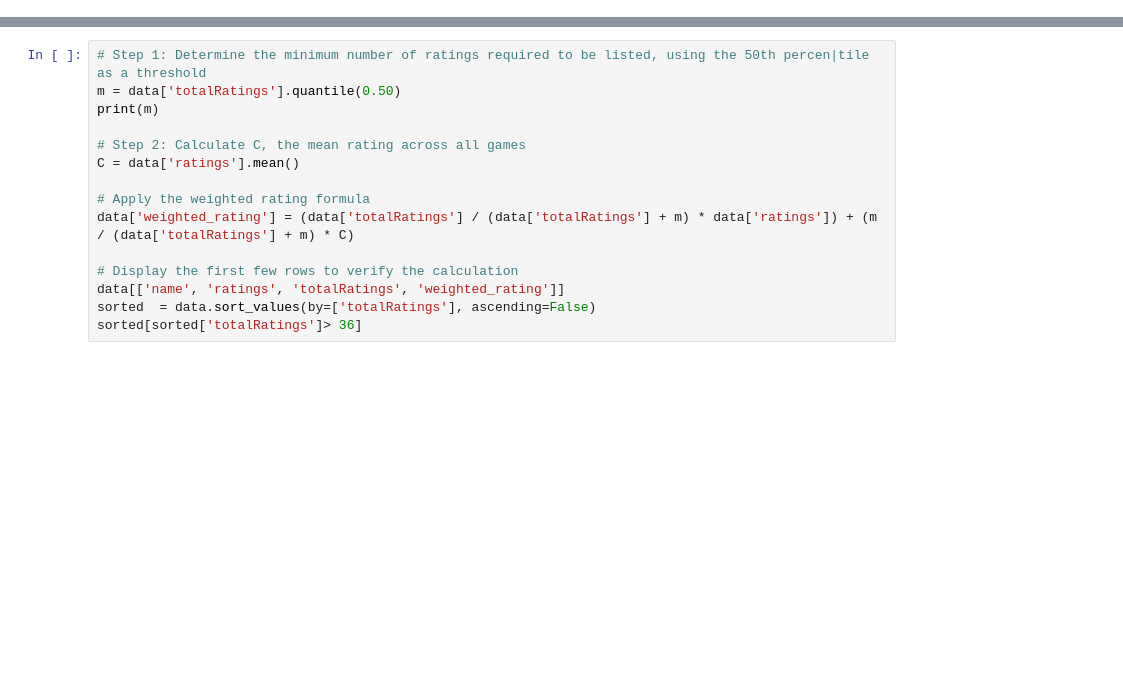
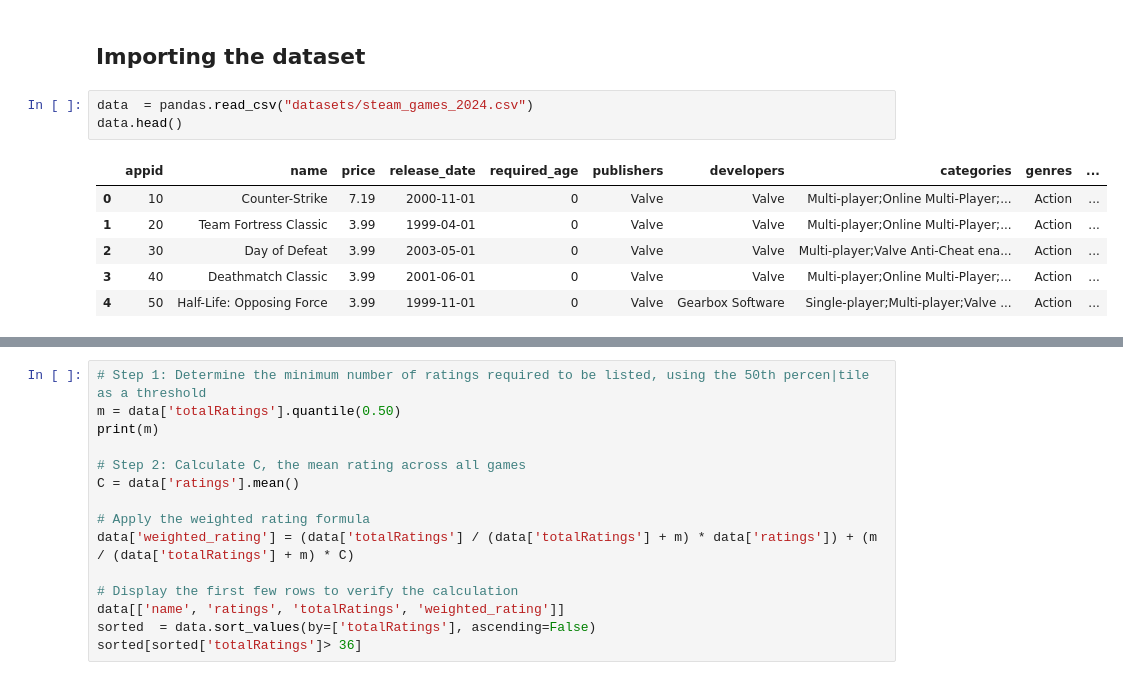
Before and after one commit to MoetazMohamed/Soen471Team30, a Jupyter notebook: soen471Project.ipynb, the cells around one changed output, grey strips where cells are left out. Saved outputs shown, nothing was run; the diff lists cells and outputs as text; blank space fills up the shorter version.

```diff
--- a/soen471Project.ipynb
+++ b/soen471Project.ipynb
@@ -30,0 +21,12 @@ print(data.head())
+# %% [markdown]
+## Importing the dataset
+# %%
+data  = pandas.read_csv("datasets/steam_games_2024.csv")
+data.head()
+# %% [output]
+|  | appid | name | price | release_date | required_age | publishers | developers | categories | genres | ... |
+| 0 | 10 | Counter-Strike | 7.19 | 2000-11-01 | 0 | Valve | Valve | Multi-player;Online Multi-Player;... | Action | ... |
+| 1 | 20 | Team Fortress Classic | 3.99 | 1999-04-01 | 0 | Valve | Valve | Multi-player;Online Multi-Player;... | Action | ... |
+| 2 | 30 | Day of Defeat | 3.99 | 2003-05-01 | 0 | Valve | Valve | Multi-player;Valve Anti-Cheat ena... | Action | ... |
+| 3 | 40 | Deathmatch Classic | 3.99 | 2001-06-01 | 0 | Valve | Valve | Multi-player;Online Multi-Player;... | Action | ... |
+| 4 | 50 | Half-Life: Opposing Force | 3.99 | 1999-11-01 | 0 | Valve | Gearbox Software | Single-player;Multi-player;Valve ... | Action | ... |
```
Also changed, not shown: parts of 10 cells of this notebook, 2 other files.
